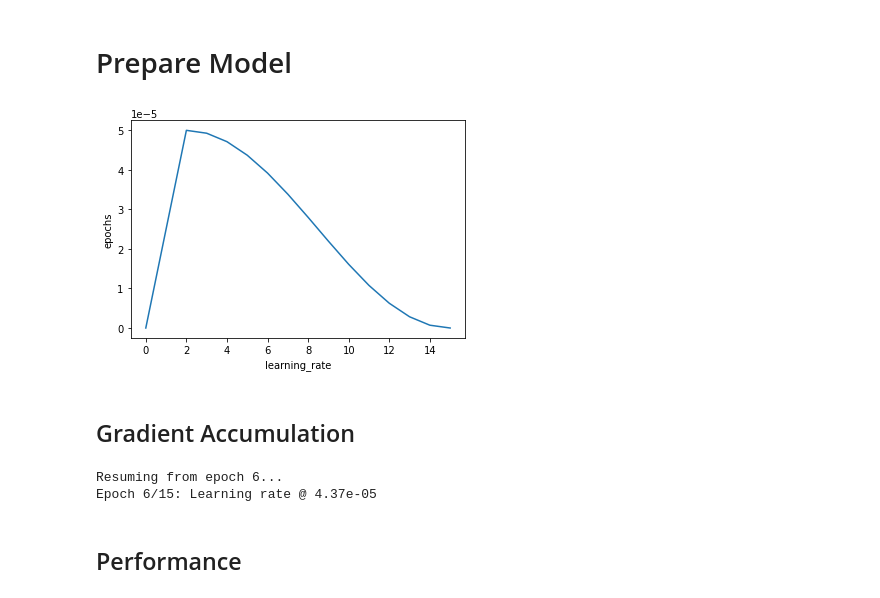
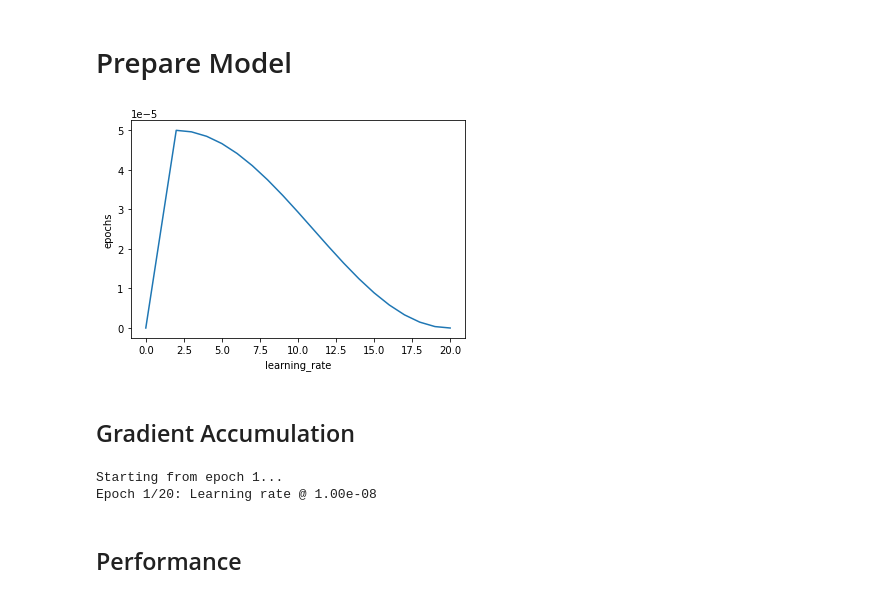
Before and after one commit to syalabi-seet/HoloMora, a Jupyter notebook: Wav2Vec2-mora.ipynb, the cells around one changed output. Drawn from its saved outputs; the diff is of its cells as text; code cells hidden in the pictures.

Commit message:
working models

```diff
--- a/Wav2Vec2-mora.ipynb
+++ b/Wav2Vec2-mora.ipynb
@@ -56,7 +58,7 @@ def ArgParser():
     parser = argparse.ArgumentParser()
 
     # DataLoader
-    parser.add_argument("--main_dir", default="E://Datasets/ASR-dataset")
+    parser.add_argument("--main_dir", default="E://Datasets/Acoustic_model")
     parser.add_argument("--sample_rate", default=16000)
     parser.add_argument("--test_size", default=0.1)
     parser.add_argument("--random_state", default=42)
@@ -67,8 +69,7 @@ def ArgParser():
 
     # Trainer
     parser.add_argument("--model_name", default="facebook/wav2vec2-base")
-    parser.add_argument("--epochs", default=15)
-    parser.add_argument("--accum_steps", default=4)
+    parser.add_argument("--epochs", default=20)
 
     # Scheduler
     parser.add_argument("--learning_rate", default=5e-5)
@@ -446,11 +463,24 @@ class PERMetric(tf.keras.metrics.Metric):
 class WERMetric(tf.keras.metrics.Metric):
     def __init__(self, name="WER", **kwargs):
         super(WERMetric, self).__init__(name=name,  **kwargs)
+        self.tagger = MeCab.Tagger("-Owakati")
         self.accumulator = self.add_weight(name="total_wer", initializer="zeros")
         self.counter = self.add_weight(name="wer_count", initializer="zeros")
 
+    def processor(self, texts):
+        new_texts = []
+        for text in texts:
+            text = Romaji2Kana(text)
+            text = self.tagger.parse(text).split()
+            new_texts.append(" ".join(text))
+        return new_texts
+
     def update_state(self, y_true, y_pred, sample_weight=None):
+        # Convert romaji into hiragana with word tokenization
+        y_true = self.processor(y_true)
+        y_pred = self.processor(y_pred)
 
+        # Calculate wer score
         wer = jiwer.wer(y_true, y_pred)
 
         # Add distance and number of batches to variables
@@ -467,34 +497,34 @@ class WERMetric(tf.keras.metrics.Metric):
         self.counter.assign(0.0)
 
 class CosineDecayWithWarmup(LearningRateSchedule):
     def __init__(self, args):
         self.args = args
 
     def __call__(self, epoch):
         if epoch < self.args.warmup_epochs:
             lr = ((self.args.lr_max - self.args.lr_start) / self.args.warmup_epochs) * epoch + self.args.lr_start
         elif epoch < (self.args.warmup_epochs + self.args.sustain_epochs):
             lr = self.args.lr_max
         else:
             progress = ((epoch - self.args.warmup_epochs - self.args.sustain_epochs) /
             (self.args.epochs - self.args.warmup_epochs - self.args.sustain_epochs))
             lr = (self.args.lr_max-self.args.lr_min) * (0.5 * (1.0 + tf.math.cos((22/7) *
                 self.args.n_cycles * 2.0 * progress)))
             if self.args.lr_min is not None:
                 lr = tf.math.maximum(self.args.lr_min, lr)
         return lr
 
     def plot(self):
         epochs = range(self.args.epochs+1)
         lr = [self(epoch) for epoch in epochs]
         plt.plot(epochs, lr)
         plt.xlabel("learning_rate")
         plt.ylabel("epochs")
         plt.show()
 
 CosineDecayWithWarmup(args).plot()
 # %% [output]
-[figure, old version]
+[figure, new version]
 # %% [markdown]
 ## Gradient Accumulation
 # %%
@@ -506,8 +536,6 @@ class Trainer:
         self.val_dataset = DataLoader(args).val
         schedule = CosineDecayWithWarmup(args)
         self.optimizer = tf.keras.optimizers.Adam(schedule)
-        self.gradient_accumulator = GradientAccumulator()
-        self.gradient_accumulator.accum_steps = args.accum_steps
         self.per_metrics = PERMetric(tokenizer=self.config.processor.tokenizer)
         self.wer_metrics = WERMetric()
         self.model = TFWav2Vec2ForCTC.from_pretrained(
@@ -562,7 +590,7 @@ class Trainer:
             self.start_epoch = 0
             print("Starting from epoch 1...")
 
-        for epoch in range(self.start_epoch, self.args.epochs):
+        for epoch in range(self.start_epoch, self.args.epochs+1):
             print(f"Epoch {epoch+1}/{self.args.epochs}: Learning rate @ {self.optimizer.lr(epoch):.2e}")
             stateful_metrics = ["loss", "per", "wer", "val_loss", "val_per", "val_wer"]
             progbar = tf.keras.utils.Progbar(
@@ -576,12 +604,8 @@ class Trainer:
                 with tf.GradientTape() as tape:
                     t_loss, t_logits = self.model(
                         input_values=t_inputs, labels=t_labels, training=True)[:2]
-                self.gradient_accumulator(tape.gradient(
-                    t_loss, self.model.trainable_weights))
-                self.optimizer.apply_gradients(zip(
-                    self.gradient_accumulator.gradients,
-                    self.model.trainable_weights))
-                self.gradient_accumulator.reset()
+                gradients = tape.gradient(t_loss, self.model.trainable_weights)
+                self.optimizer.apply_gradients(zip(gradients, self.model.trainable_weights))
                 t_labels, t_logits = self.decoder(t_labels, t_logits)
                 self.per_metrics.update_state(t_labels, t_logits)
                 t_labels = self.config.processor.batch_decode(t_labels, group_tokens=False)
@@ -630,8 +654,8 @@ class Trainer:
 
 Trainer(args).fit()
 # %% [output]
-Resuming from epoch 6...
-Epoch 6/15: Learning rate @ 4.37e-05
+Starting from epoch 1...
+Epoch 1/20: Learning rate @ 1.00e-08
 # %% [markdown]
 ## Performance
 # %%
```
Also changed, not shown: parts of 4 cells of this notebook, 5 other files.
